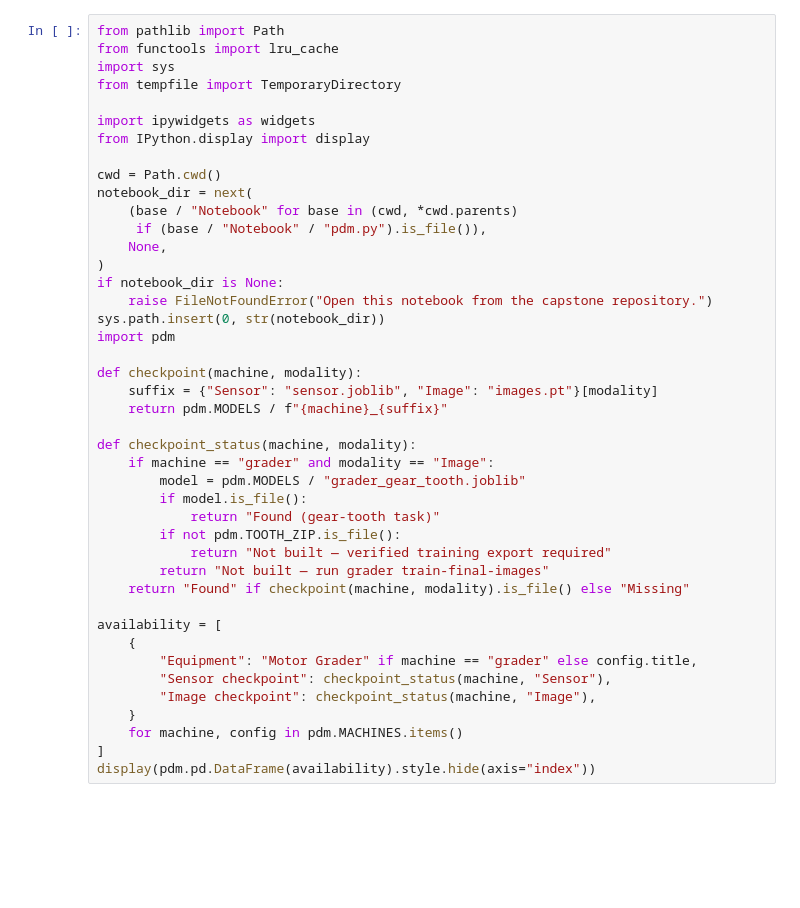
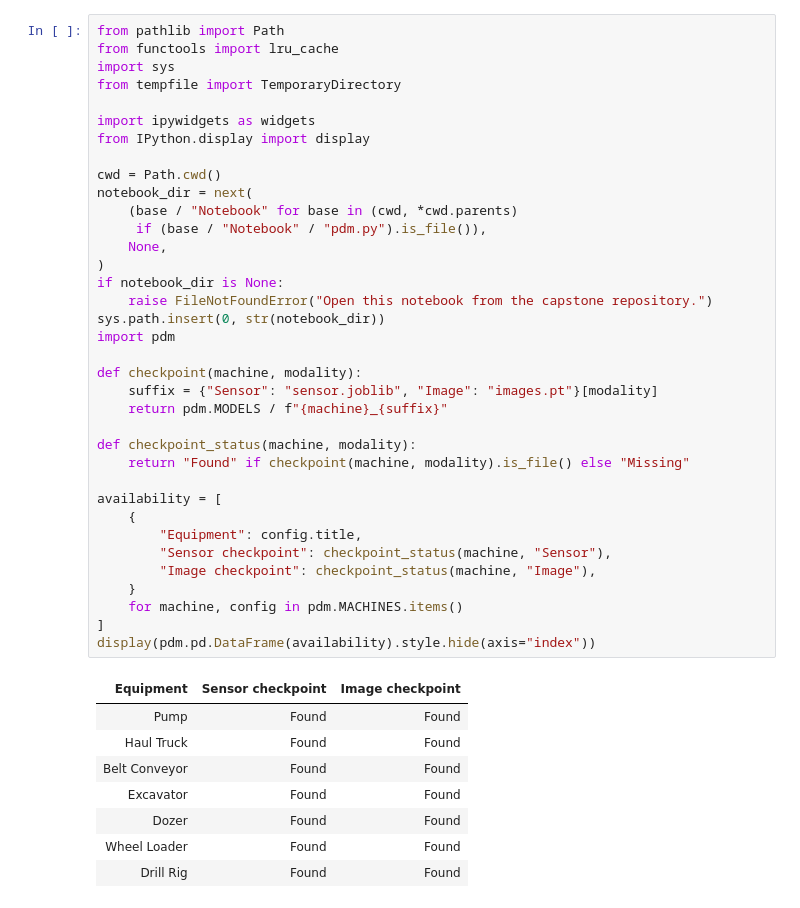
Before and after one commit to theganeshmishra/ai-based-predictive-maintenance-mining-equipment, a Jupyter notebook: Notebook/Integrated_Equipment_Fault_Prediction.ipynb, the cells around one changed output. Drawn from its saved outputs; the diff is of its cells as text; blank space fills up the shorter version.

```diff
--- a/Notebook/Integrated_Equipment_Fault_Prediction.ipynb
+++ b/Notebook/Integrated_Equipment_Fault_Prediction.ipynb
@@ -17,41 +17,43 @@ from tempfile import TemporaryDirectory
 
 import ipywidgets as widgets
 from IPython.display import display
 
 cwd = Path.cwd()
 notebook_dir = next(
     (base / "Notebook" for base in (cwd, *cwd.parents)
      if (base / "Notebook" / "pdm.py").is_file()),
     None,
 )
 if notebook_dir is None:
     raise FileNotFoundError("Open this notebook from the capstone repository.")
 sys.path.insert(0, str(notebook_dir))
 import pdm
 
 def checkpoint(machine, modality):
     suffix = {"Sensor": "sensor.joblib", "Image": "images.pt"}[modality]
     return pdm.MODELS / f"{machine}_{suffix}"
 
 def checkpoint_status(machine, modality):
-    if machine == "grader" and modality == "Image":
-        model = pdm.MODELS / "grader_gear_tooth.joblib"
-        if model.is_file():
-            return "Found (gear-tooth task)"
-        if not pdm.TOOTH_ZIP.is_file():
-            return "Not built — verified training export required"
-        return "Not built — run grader train-final-images"
     return "Found" if checkpoint(machine, modality).is_file() else "Missing"
 
 availability = [
     {
-        "Equipment": "Motor Grader" if machine == "grader" else config.title,
+        "Equipment": config.title,
         "Sensor checkpoint": checkpoint_status(machine, "Sensor"),
         "Image checkpoint": checkpoint_status(machine, "Image"),
     }
     for machine, config in pdm.MACHINES.items()
 ]
 display(pdm.pd.DataFrame(availability).style.hide(axis="index"))
+# %% [output]
+| Equipment | Sensor checkpoint | Image checkpoint |
+| Pump | Found | Found |
+| Haul Truck | Found | Found |
+| Belt Conveyor | Found | Found |
+| Excavator | Found | Found |
+| Dozer | Found | Found |
+| Wheel Loader | Found | Found |
+| Drill Rig | Found | Found |
 # %% [markdown]
 ### Upload and predict
 
```
Also changed, not shown: parts of 4 cells of this notebook, 17 other files.
